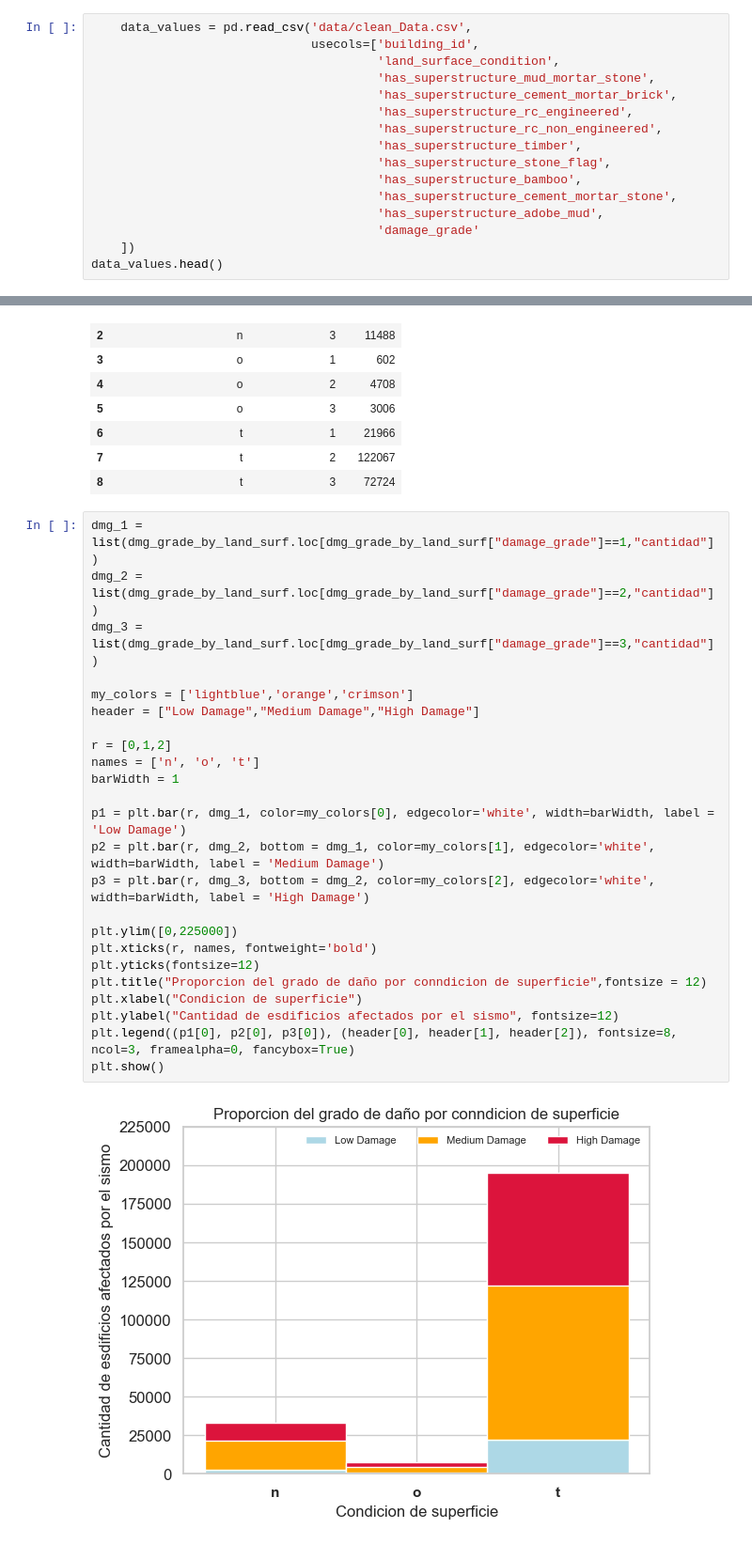
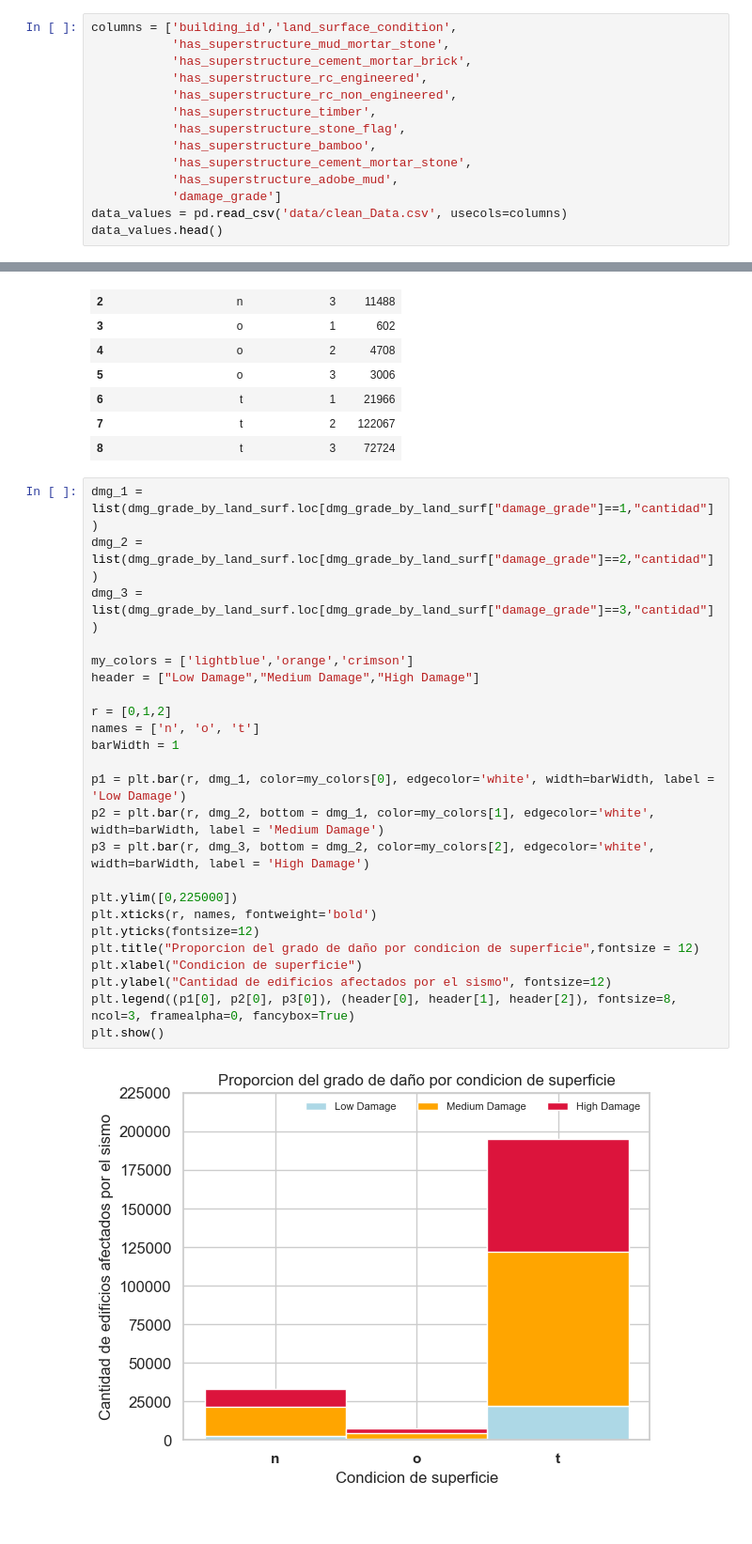
Before and after one commit to DanteReinaudo/EarthquakeDamagePrediction, a Jupyter notebook: tp1/analisis_joaco.ipynb, the cells around one changed output, grey strips where cells are left out. Shown: that part at 94% size. Cells and saved outputs as stored; diff of their text form.

Commit message:
avanzo con visualizaciones y agrego hipotesis/conclusiones

```diff
--- a/tp1/analisis_joaco.ipynb
+++ b/tp1/analisis_joaco.ipynb
@@ -19,20 +19,18 @@ pd.options.display.float_format = '{:20,.2f}'.format # suprimimos la notacion ci
 import warnings
 warnings.filterwarnings('ignore')
 # %%
-    data_values = pd.read_csv('data/clean_Data.csv',
-                              usecols=['building_id',
-                                       'land_surface_condition',
-                                       'has_superstructure_mud_mortar_stone',
-                                       'has_superstructure_cement_mortar_brick',
-                                       'has_superstructure_rc_engineered',
-                                       'has_superstructure_rc_non_engineered',
-                                       'has_superstructure_timber',
-                                       'has_superstructure_stone_flag',
-                                       'has_superstructure_bamboo',
-                                       'has_superstructure_cement_mortar_stone',
-                                       'has_superstructure_adobe_mud',
-                                       'damage_grade'
-    ])
+columns = ['building_id','land_surface_condition',
+           'has_superstructure_mud_mortar_stone',
+           'has_superstructure_cement_mortar_brick',
+           'has_superstructure_rc_engineered',
+           'has_superstructure_rc_non_engineered',
+           'has_superstructure_timber',
+           'has_superstructure_stone_flag',
+           'has_superstructure_bamboo',
+           'has_superstructure_cement_mortar_stone',
+           'has_superstructure_adobe_mud',
+           'damage_grade']
+data_values = pd.read_csv('data/clean_Data.csv', usecols=columns)
 data_values.head()
 # %% [output]
 |  | building_id | land_surface_condition | has_superstructure_adobe_mud | has_superstructure_mud_mortar_stone | has_superstructure_stone_flag | ... |
@@ -69,26 +96,26 @@ dmg_grade_by_land_surf
 # %%
 dmg_1 = list(dmg_grade_by_land_surf.loc[dmg_grade_by_land_surf["damage_grade"]==1,"cantidad"])
 dmg_2 = list(dmg_grade_by_land_surf.loc[dmg_grade_by_land_surf["damage_grade"]==2,"cantidad"])
 dmg_3 = list(dmg_grade_by_land_surf.loc[dmg_grade_by_land_surf["damage_grade"]==3,"cantidad"])
 
 my_colors = ['lightblue','orange','crimson']
 header = ["Low Damage","Medium Damage","High Damage"]
 
 r = [0,1,2]
 names = ['n', 'o', 't']
 barWidth = 1
 
 p1 = plt.bar(r, dmg_1, color=my_colors[0], edgecolor='white', width=barWidth, label = 'Low Damage')
 p2 = plt.bar(r, dmg_2, bottom = dmg_1, color=my_colors[1], edgecolor='white', width=barWidth, label = 'Medium Damage')
 p3 = plt.bar(r, dmg_3, bottom = dmg_2, color=my_colors[2], edgecolor='white', width=barWidth, label = 'High Damage')
 
 plt.ylim([0,225000])
 plt.xticks(r, names, fontweight='bold')
 plt.yticks(fontsize=12)
-plt.title("Proporcion del grado de daño por conndicion de superficie",fontsize = 12)
+plt.title("Proporcion del grado de daño por condicion de superficie",fontsize = 12)
 plt.xlabel("Condicion de superficie")
-plt.ylabel("Cantidad de esdificios afectados por el sismo", fontsize=12)
+plt.ylabel("Cantidad de edificios afectados por el sismo", fontsize=12)
 plt.legend((p1[0], p2[0], p3[0]), (header[0], header[1], header[2]), fontsize=8, ncol=3, framealpha=0, fancybox=True)
 plt.show()
 # %% [output]
-[figure, old version]
+[figure, new version]
```
Also changed, not shown: parts of 11 cells of this notebook.
